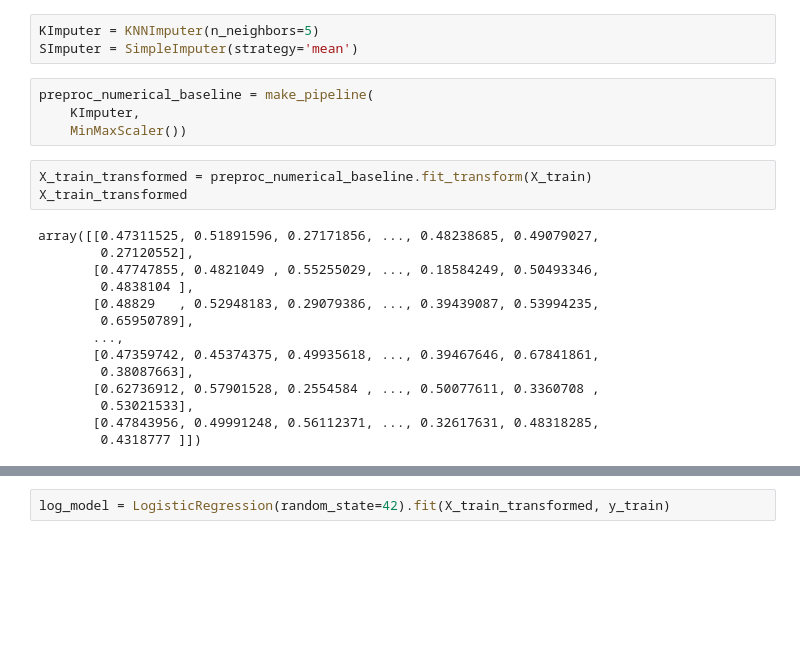
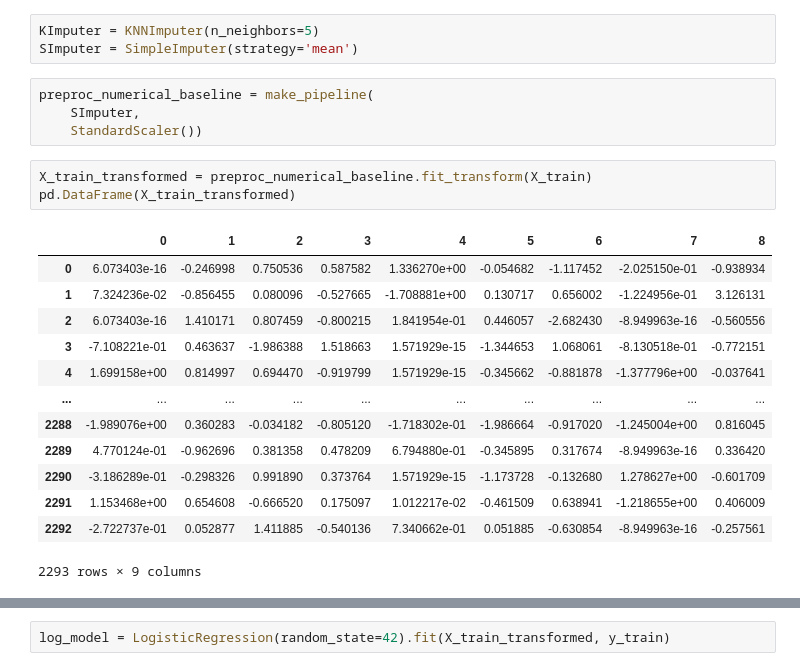
Before and after one commit to keir20/CleanWater, a Jupyter notebook: notebooks/keir20_Clean_Water.ipynb, the cells around one changed output, grey strips where cells are left out. Saved outputs shown, nothing was run; the diff lists cells and outputs as text; blank space fills up the shorter version.

```diff
--- a/notebooks/Clean Water.ipynb
+++ b/notebooks/keir20_Clean_Water.ipynb
@@ -253,25 +255,25 @@ KImputer = KNNImputer(n_neighbors=5)
 SImputer = SimpleImputer(strategy='mean')
 # %%
 preproc_numerical_baseline = make_pipeline(
-    KImputer,
-    MinMaxScaler())
+    SImputer,
+    StandardScaler())
 # %%
 X_train_transformed = preproc_numerical_baseline.fit_transform(X_train)
-X_train_transformed
+pd.DataFrame(X_train_transformed)
 # %% [output]
+|  | 0 | 1 | 2 | 3 | 4 | 5 | 6 | 7 | 8 |
+| 0 | 6.073403e-16 | -0.246998 | 0.750536 | 0.587582 | 1.336270e+00 | -0.054682 | -1.117452 | -2.025150e-01 | -0.938934 |
+| 1 | 7.324236e-02 | -0.856455 | 0.080096 | -0.527665 | -1.708881e+00 | 0.130717 | 0.656002 | -1.224956e-01 | 3.126131 |
+| 2 | 6.073403e-16 | 1.410171 | 0.807459 | -0.800215 | 1.841954e-01 | 0.446057 | -2.682430 | -8.949963e-16 | -0.560556 |
+| 3 | -7.108221e-01 | 0.463637 | -1.986388 | 1.518663 | 1.571929e-15 | -1.344653 | 1.068061 | -8.130518e-01 | -0.772151 |
+| 4 | 1.699158e+00 | 0.814997 | 0.694470 | -0.919799 | 1.571929e-15 | -0.345662 | -0.881878 | -1.377796e+00 | -0.037641 |
+| ... | ... | ... | ... | ... | ... | ... | ... | ... | ... |
+| 2288 | -1.989076e+00 | 0.360283 | -0.034182 | -0.805120 | -1.718302e-01 | -1.986664 | -0.917020 | -1.245004e+00 | 0.816045 |
+| 2289 | 4.770124e-01 | -0.962696 | 0.381358 | 0.478209 | 6.794880e-01 | -0.345895 | 0.317674 | -8.949963e-16 | 0.336420 |
+| 2290 | -3.186289e-01 | -0.298326 | 0.991890 | 0.373764 | 1.571929e-15 | -1.173728 | -0.132680 | 1.278627e+00 | -0.601709 |
+| 2291 | 1.153468e+00 | 0.654608 | -0.666520 | 0.175097 | 1.012217e-02 | -0.461509 | 0.638941 | -1.218655e+00 | 0.406009 |
+| 2292 | -2.722737e-01 | 0.052877 | 1.411885 | -0.540136 | 7.340662e-01 | 0.051885 | -0.630854 | -8.949963e-16 | -0.257561 |
-array([[0.47311525, 0.51891596, 0.27171856, ..., 0.48238685, 0.49079027,
-        0.27120552],
-       [0.47747855, 0.4821049 , 0.55255029, ..., 0.18584249, 0.50493346,
-        0.4838104 ],
-       [0.48829   , 0.52948183, 0.29079386, ..., 0.39439087, 0.53994235,
-        0.65950789],
-       ...,
-       [0.47359742, 0.45374375, 0.49935618, ..., 0.39467646, 0.67841861,
-        0.38087663],
-       [0.62736912, 0.57901528, 0.2554584 , ..., 0.50077611, 0.3360708 ,
-        0.53021533],
-       [0.47843956, 0.49991248, 0.56112371, ..., 0.32617631, 0.48318285,
-        0.4318777 ]])
+2293 rows × 9 columns
 # %%
 X_test_transformed = preproc_numerical_baseline.transform(X_test)
 X_test_transformed
```
Also changed, not shown: parts of 24 cells of this notebook.
